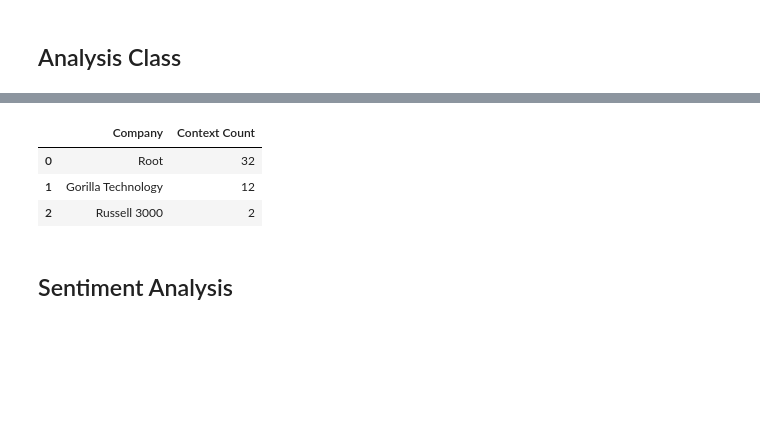
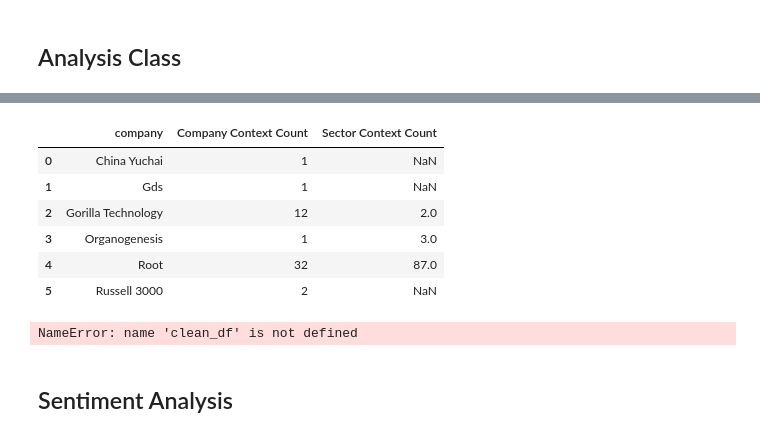
Before and after one commit to TheKusz/Python_DSM020-2024-OCT, a Jupyter notebook: Final Coursework/final coursework.ipynb, the cells around one changed output, grey strips where cells are left out. Saved outputs shown, nothing was run; the diff lists cells and outputs as text; code cells hidden in the pictures; blank space fills up the shorter version.

Commit message:
modify analyzation, add sector

```diff
--- a/Final Coursework/final coursework.ipynb
+++ b/Final Coursework/final coursework.ipynb
@@ -932,0 +939,6 @@ clean_df.head(3)
+# %%
+# Add sector to df for easier comparison
+clean_company_df = clean_company_df.merge(stock_info_df[['company', 'sector']], on='company', how='left')
+# Drop link
+clean_company_df = clean_company_df.drop('link', axis=1)
+clean_company_df.head(3)
@@ -944,34 +953,35 @@ True
 import nltk
 from nltk.sentiment import SentimentIntensityAnalyzer
 from wordcloud import WordCloud
+
+# Download VADER lexicon
+# nltk.download('vader_lexicon')
 
 class StockContextAnalyzer:
 
     def __init__(self):
         self.analyzer = SentimentIntensityAnalyzer()
 
-    def get_top_mentioned_n(self, df, n=3):
-        # Find the top 3 most mentioned company
-        top_companies  = df.groupby('company')['context'].count().sort_values(ascending=False).head(3)
+    def get_top_mentioned_n(self, company_df, sector_df, n=3):
 
-        # Convert to DataFrame for better display
-        top_companies_df = pd.DataFrame({
-            'Company': top_companies.index,
-            'Context Count': top_companies.values
-        })
+        # # Find the top n most mentioned company
+        # top_companies  = company_df.groupby('company')['context']
+        #                            .count().sort_values(ascending=False)
+        #                            .head(n).reset_index(name='Context Count')
 
-        return top_companies_df
+        company_context_count = company_df.groupby('company')['context'].count().reset_index(name='Company Context Count')
+        sector_context_count = sector_context_df.groupby('sector')['context'].count().reset_index(name='Sector Context Count')
 
-    # Sentiment analysis #
-    def add_sentiment_scores(self, df):
-        df = df.copy()
-        df['sentiment'] = df['context'].apply(
-            lambda text: self.analyzer.polarity_scores(text)['compound'] if text else 0)
+        result = pd.merge(company_context_count, company_df[['company', 'sector']].drop_duplicates(), on='company', how='left')
+        result = pd.merge(result, sector_context_count, on='sector', how='left')
 
-        return df
+        # Sectors might be missing
+        result.fillna(0, inplace=True)
+        result.sort_values(by='Company Context Count', ascending=False)
+
+        return result[['company', 'Company Context Count', 'Sector Context Count']]
 
     # Word frequency analysis #
-
     def get_words_str(self, df, company_name, top_n=20):
         company_text = ' '.join(
             df[df['company'].str.lower() == company_name.lower()]
@@ -983,18 +993,23 @@ class StockContextAnalyzer:
 # Create analyzer
 analyzer = StockContextAnalyzer()
 # %%
-# Select the top 3 mentioned companies
-top_companies = analyzer.get_top_mentioned_n(clean_df)
-top_companies
+# Select all mentioned companies
+merge = analyzer.get_top_mentioned_n(clean_company_df, sector_context_df, clean_company_df['company'].nunique())
+merge
 # %% [output]
-|  | Company | Context Count |
-| 0 | Root | 32 |
-| 1 | Gorilla Technology | 12 |
-| 2 | Russell 3000 | 2 |
+|  | company | Company Context Count | Sector Context Count |
+| 0 | China Yuchai | 1 | NaN |
+| 1 | Gds | 1 | NaN |
+| 2 | Gorilla Technology | 12 | 2.0 |
+| 3 | Organogenesis | 1 | 3.0 |
+| 4 | Root | 32 | 87.0 |
+| 5 | Russell 3000 | 2 | NaN |
 # %%
 # Russell only has 2 context, which won't be representative enough
 # Let's use only the other two
-clean_df = clean_df[ clean_df['company'].isin(['Gorilla Technology', 'Root'])]
+clean_company_df = clean_company_df[ clean_df['company'].isin(['Gorilla Technology', 'Root'])]
+# %% [output]
+NameError: name 'clean_df' is not defined
 # %% [markdown]
 ## Sentiment Analysis
 # %%
```
Also changed, not shown: parts of 11 cells of this notebook, 1 other file.
